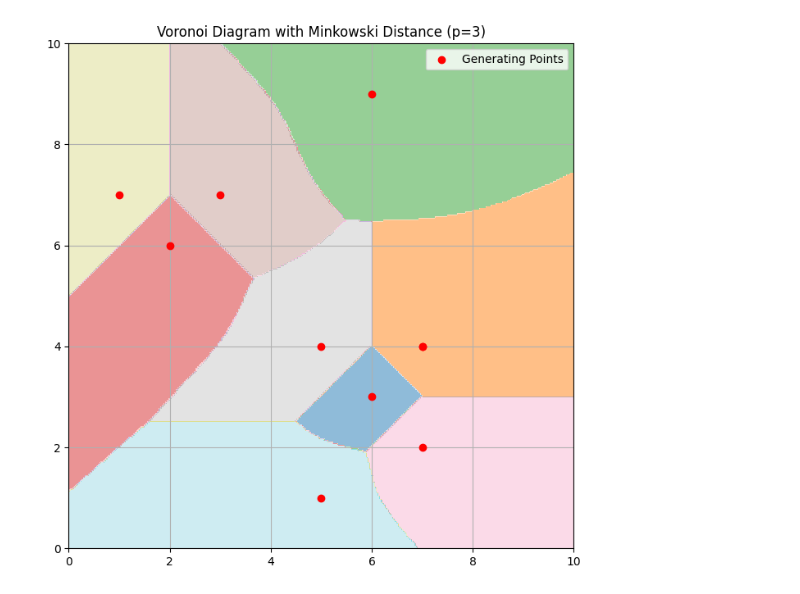
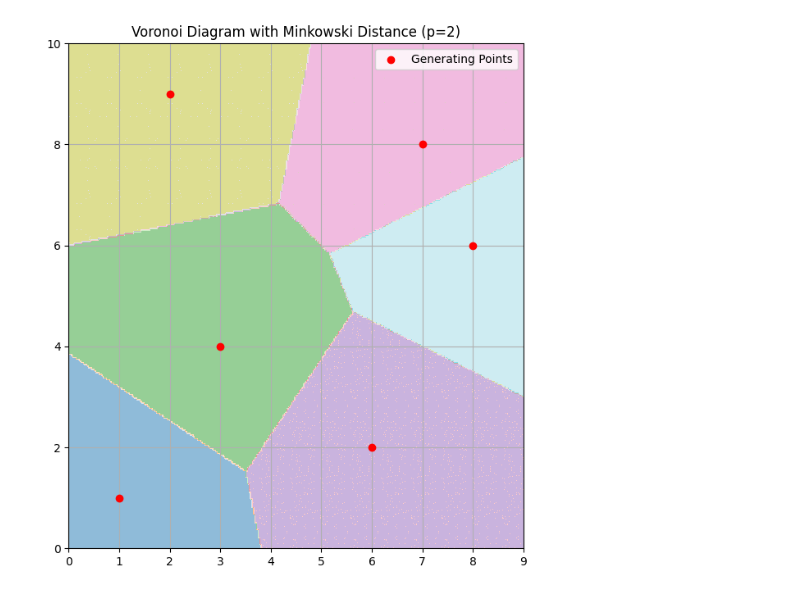
Before and after one commit to joeyschmidt97/ND_path_finder, a Jupyter notebook: src/archives/path_finders/voronoi_octavio.ipynb, the cells around one changed output. Saved outputs shown, nothing was run; the diff lists cells and outputs as text; code cells hidden in the pictures.

```diff
--- a/src/archives/path_finders/voronoi_octavio.ipynb
+++ b/src/archives/path_finders/voronoi_octavio.ipynb
@@ -6,7 +6,7 @@ def minkowski_distance(p1, p2, p_value):
     """Calculate Minkowski distance between two 2D points."""
     return np.sum(np.abs(p1 - p2) ** p_value, axis=-1) ** (1 / p_value)
 
-def voronoi_minkowski(points, parameter_p, resolution=300, x_range=(0, 10), y_range=(0, 10)):
+def voronoi_minkowski(points, parameter_p, resolution=300, x_range=None, y_range=None):
     """
     Create a Voronoi-like diagram based on Minkowski distance.
 
@@ -14,42 +14,48 @@ def voronoi_minkowski(points, parameter_p, resolution=300, x_range=(0, 10), y_ra
         points (np.ndarray): Array of shape (n_points, 2) with coordinates of generating points.
         parameter_p (float): The Minkowski distance parameter p (p >= 1).
         resolution (int): The resolution of the grid for visualization.
-        x_range (tuple): Range of x-coordinates for the grid.
-        y_range (tuple): Range of y-coordinates for the grid.
+        x_range (tuple or None): Range of x-coordinates for the grid. If None, it's computed automatically.
+        y_range (tuple or None): Range of y-coordinates for the grid. If None, it's computed automatically.
 
     Returns:
         None: Displays a plot of the Minkowski Voronoi diagram.
     """
+    if x_range is None:
+        x_min, x_max = points[:, 0].min() - 1, points[:, 0].max() + 1
+        x_range = (x_min, x_max)
+    if y_range is None:
+        y_min, y_max = points[:, 1].min() - 1, points[:, 1].max() + 1
+        y_range = (y_min, y_max)
+
     # Create a grid of points
     x = np.linspace(x_range[0], x_range[1], resolution)
     y = np.linspace(y_range[0], y_range[1], resolution)
     xv, yv = np.meshgrid(x, y)
     grid_points = np.column_stack([xv.ravel(), yv.ravel()])
 
     # Determine the closest generator for each grid point based on Minkowski distance
     regions = np.zeros(len(grid_points), dtype=int)
     for i, grid_point in enumerate(grid_points):
         distances = minkowski_distance(points, grid_point, parameter_p)
         regions[i] = np.argmin(distances)
 
     # Reshape the regions into a 2D array for plotting
     regions_reshaped = regions.reshape(resolution, resolution)
 
     # Plot the Voronoi diagram
     fig, ax = plt.subplots(figsize=(8, 8))
     ax.imshow(regions_reshaped, extent=(x_range[0], x_range[1], y_range[0], y_range[1]),
               origin='lower', cmap='tab20', alpha=0.5)
     ax.scatter(points[:, 0], points[:, 1], color='red', zorder=5, label='Generating Points')
     ax.set_xlim(x_range)
     ax.set_ylim(y_range)
     ax.set_title(f"Voronoi Diagram with Minkowski Distance (p={parameter_p})")
     ax.legend()
     plt.grid(True)
     plt.show()
 
-# Example usage with 10 random points and user-specified parameter p
-np.random.seed(42)
-example_points = np.random.randint(0, 10, (10, 2))
-voronoi_minkowski(example_points, parameter_p=3)  # Example with p=3
+# Example usage with any set of points
+custom_points = np.array([[1, 1], [3, 4], [6, 2], [7, 8], [2, 9], [8, 6]])
+voronoi_minkowski(custom_points, parameter_p=2)  # Example with p=2 (Euclidean distance)
 # %% [output]
-[figure, old version]
+[figure, new version]
```
